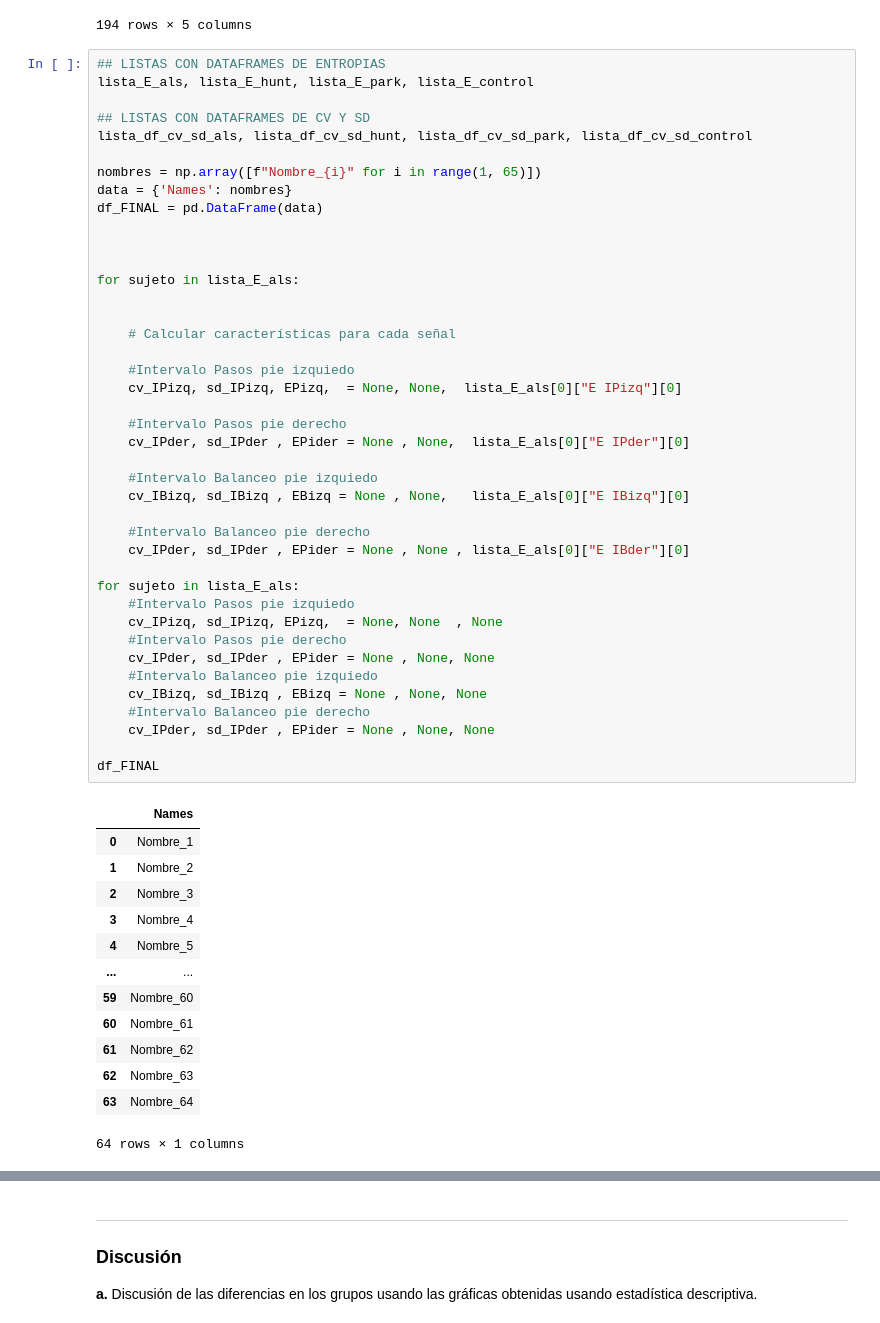
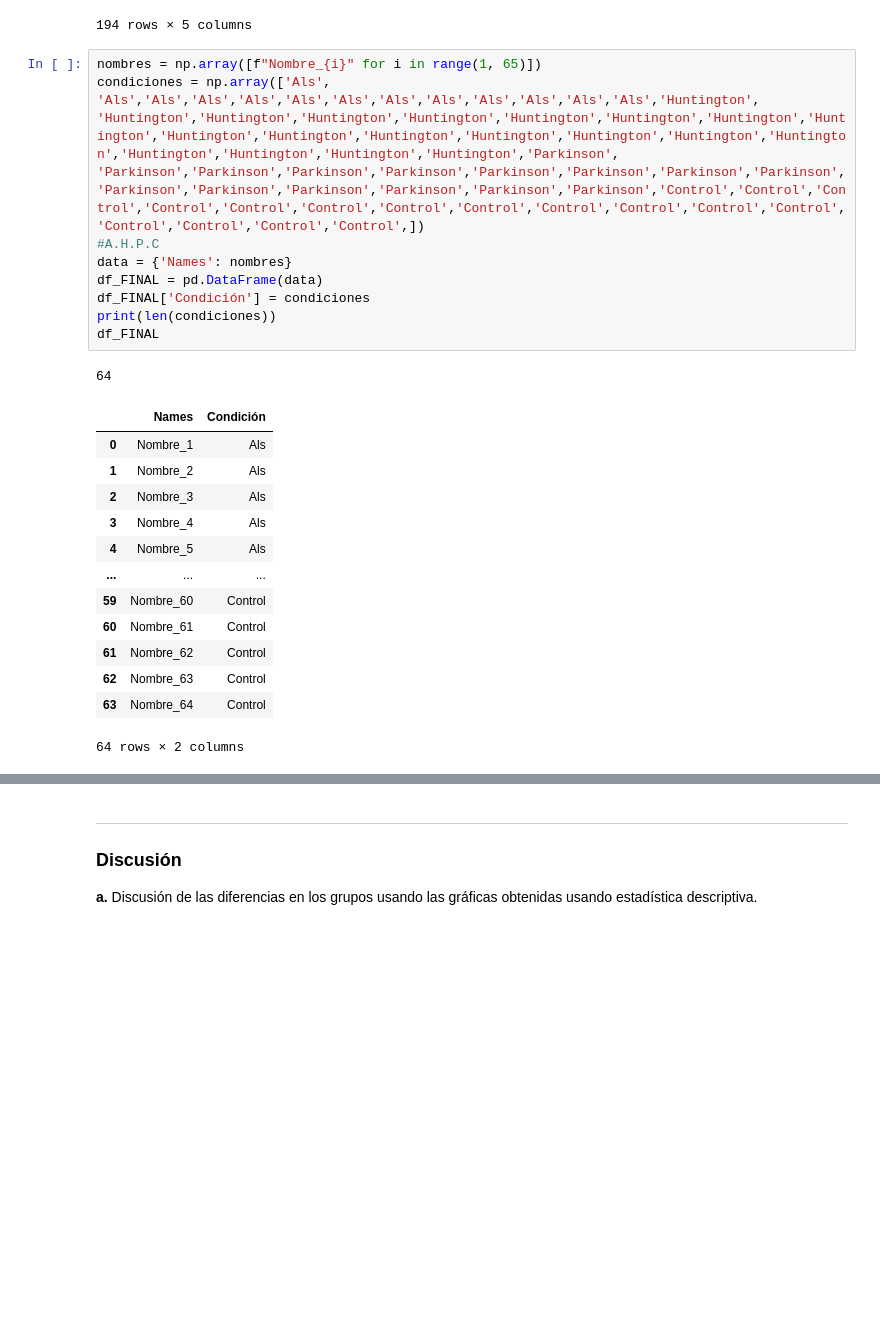
Before and after one commit to NataliaArenasP20/LaboratorioBiosenales, a Jupyter notebook: Proyecto_1/Proyecto1_NataliaArenas_DanielTamayo.ipynb, the cells around one changed output, grey strips where cells are left out. Cells and saved outputs as stored; diff of their text form; blank space fills up the shorter version.

```diff
--- a/Proyecto_1/Proyecto1_NataliaArenas_DanielTamayo.ipynb
+++ b/Proyecto_1/Proyecto1_NataliaArenas_DanielTamayo.ipynb
@@ -603,58 +603,27 @@ lista_E_als[0]
 | 192 | 271.5767 | 0.993201 | 0.982019 | 0.998179 | 0.997053 |
 | 193 | 272.9567 | 0.993201 | 0.982019 | 0.998179 | 0.997053 |
 194 rows × 5 columns
-# %%
-## LISTAS CON DATAFRAMES DE ENTROPIAS
-lista_E_als, lista_E_hunt, lista_E_park, lista_E_control
-
-## LISTAS CON DATAFRAMES DE CV Y SD
-lista_df_cv_sd_als, lista_df_cv_sd_hunt, lista_df_cv_sd_park, lista_df_cv_sd_control
-
-nombres = np.array([f"Nombre_{i}" for i in range(1, 65)])
-data = {'Names': nombres}
-df_FINAL = pd.DataFrame(data)
-
-
-
-for sujeto in lista_E_als:
-
-
-    # Calcular características para cada señal
-
-    #Intervalo Pasos pie izquiedo
-    cv_IPizq, sd_IPizq, EPizq,  = None, None,  lista_E_als[0]["E IPizq"][0]
-
-    #Intervalo Pasos pie derecho
-    cv_IPder, sd_IPder , EPider = None , None,  lista_E_als[0]["E IPder"][0]
-
-    #Intervalo Balanceo pie izquiedo
-    cv_IBizq, sd_IBizq , EBizq = None , None,   lista_E_als[0]["E IBizq"][0]
-
-    #Intervalo Balanceo pie derecho
-    cv_IPder, sd_IPder , EPider = None , None , lista_E_als[0]["E IBder"][0]
-
-for sujeto in lista_E_als:
-    #Intervalo Pasos pie izquiedo
-    cv_IPizq, sd_IPizq, EPizq,  = None, None  , None
-    #Intervalo Pasos pie derecho
-    cv_IPder, sd_IPder , EPider = None , None, None
-    #Intervalo Balanceo pie izquiedo
-    cv_IBizq, sd_IBizq , EBizq = None , None, None
-    #Intervalo Balanceo pie derecho
-    cv_IPder, sd_IPder , EPider = None , None, None
-
-df_FINAL
-# %% [output]
-|  | Names |
-| 0 | Nombre_1 |
-| 1 | Nombre_2 |
-| 2 | Nombre_3 |
-| 3 | Nombre_4 |
-| 4 | Nombre_5 |
-| ... | ... |
-| 59 | Nombre_60 |
-| 60 | Nombre_61 |
-| 61 | Nombre_62 |
-| 62 | Nombre_63 |
-| 63 | Nombre_64 |
-64 rows × 1 columns
+# %%
+nombres = np.array([f"Nombre_{i}" for i in range(1, 65)])
+condiciones = np.array(['Als', 'Als','Als','Als','Als','Als','Als','Als','Als','Als','Als','Als','Als','Huntington', 'Huntington','Huntington','Huntington','Huntington','Huntington','Huntington','Huntington','Huntington','Huntington','Huntington','Huntington','Huntington','Huntington','Huntington','Huntington','Huntington','Huntington','Huntington','Huntington','Parkinson', 'Parkinson','Parkinson','Parkinson','Parkinson','Parkinson','Parkinson','Parkinson','Parkinson','Parkinson','Parkinson','Parkinson','Parkinson','Parkinson','Parkinson','Control','Control','Control','Control','Control','Control','Control','Control','Control','Control','Control','Control','Control','Control','Control','Control',])
+#A.H.P.C
+data = {'Names': nombres}
+df_FINAL = pd.DataFrame(data)
+df_FINAL['Condición'] = condiciones
+print(len(condiciones))
+df_FINAL
+# %% [output]
+64
+|  | Names | Condición |
+| 0 | Nombre_1 | Als |
+| 1 | Nombre_2 | Als |
+| 2 | Nombre_3 | Als |
+| 3 | Nombre_4 | Als |
+| 4 | Nombre_5 | Als |
+| ... | ... | ... |
+| 59 | Nombre_60 | Control |
+| 60 | Nombre_61 | Control |
+| 61 | Nombre_62 | Control |
+| 62 | Nombre_63 | Control |
+| 63 | Nombre_64 | Control |
+64 rows × 2 columns
```
Also changed, not shown: parts of 2 cells of this notebook.
